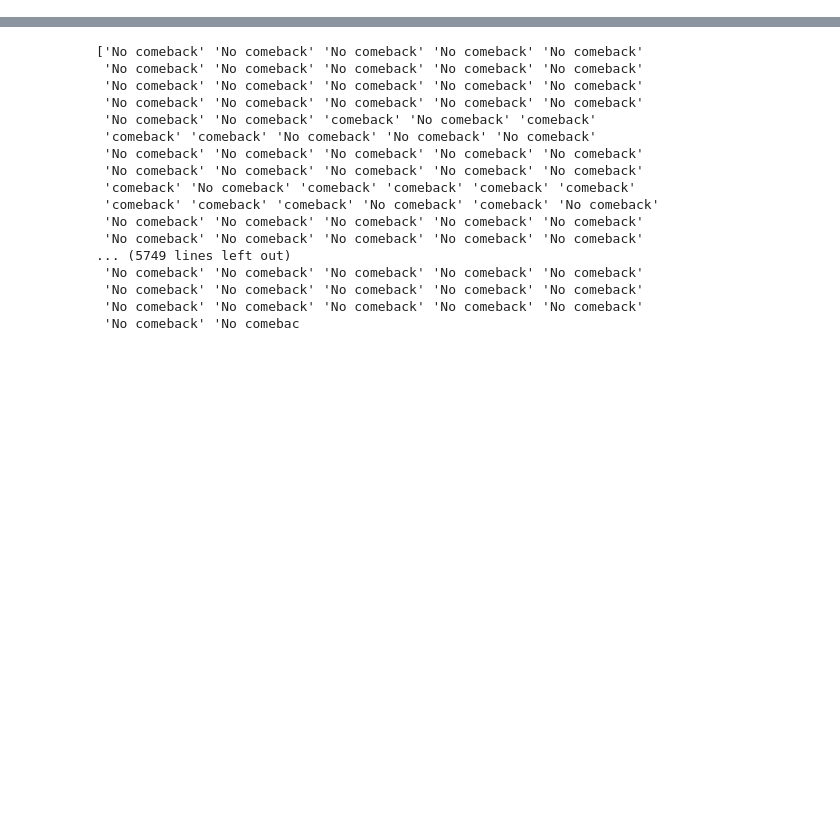
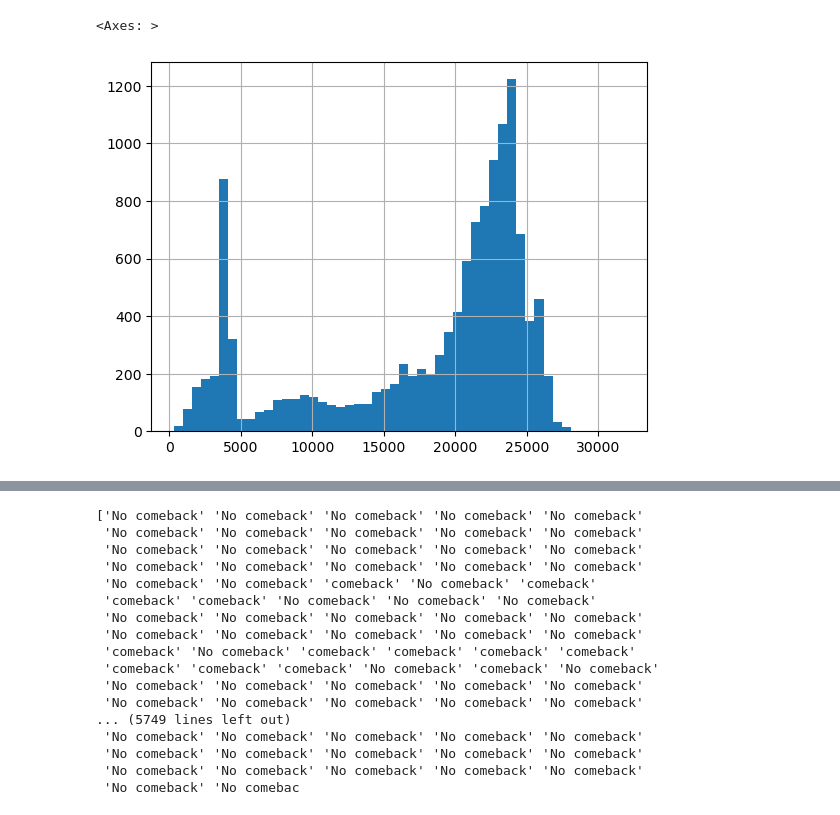
Before and after one commit to RkTcaster/vlr-scraper, a Jupyter notebook: round_process.ipynb, the cells around one changed output, grey strips where cells are left out. Cells and saved outputs as stored; diff of their text form; code cells hidden in the pictures; blank space fills up the shorter version.

Commit message:
fixed economy

```diff
--- a/round_process.ipynb
+++ b/round_process.ipynb
@@ -3,0 +5,9 @@ import numpy as np
+# %%
+#Team eco
+df_team_eco = pd.read_csv("./tables/table_team_economy.csv")
+# %%
+df_buys = pd.concat([df_team_eco["team_a_economy"],df_team_eco["team_b_economy"]],ignore_index=True)
+df_buys.hist(bins=50)
+# %% [output]
+<Axes: >
+[figure, added]
```
Also changed, not shown: parts of 7 cells of this notebook, 2 other files.
